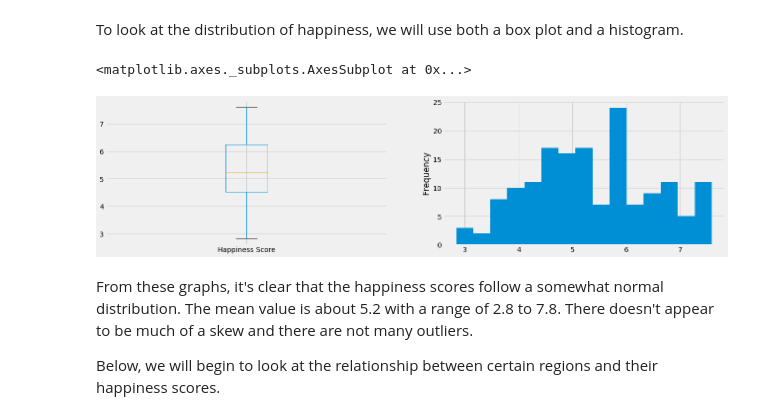
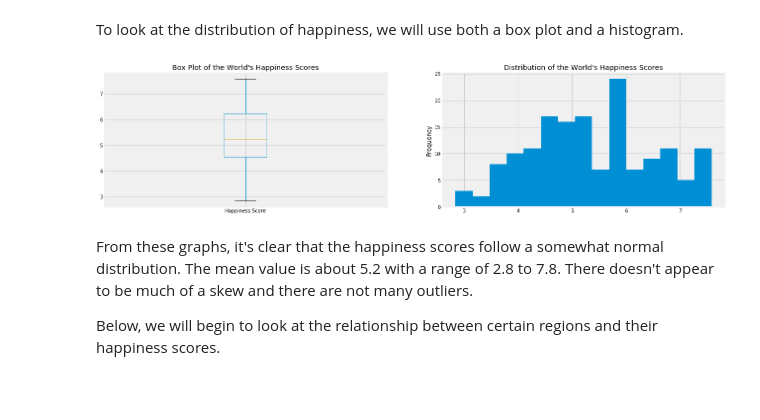
Before and after one commit to mcatalano26/Data-Science-Final-Project, a Jupyter notebook: Data Wrangling.ipynb, the cells around one changed output. Cells and saved outputs as stored; diff of their text form; code cells hidden in the pictures; blank space fills up the shorter version.

```diff
--- a/Data Wrangling.ipynb
+++ b/Data Wrangling.ipynb
@@ -264,11 +276,10 @@ With the cleaned and organized data we can finally start to look at what it says
 To look at the distribution of happiness, we will use both a box plot and a histogram.
 # %%
 fig, ax = plt.subplots(1, 2, figsize=(20,5))
-countries_df['Happiness Score'].plot.box(ax = ax[0])
-countries_df['Happiness Score'].plot.hist(bins = 15, ax = ax[1])
+fig1 = countries_df['Happiness Score'].plot.box(ax = ax[0], title="Box Plot of the World's Happiness Scores")
+fig2 = countries_df['Happiness Score'].plot.hist(bins = 15, ax = ax[1], title="Distribution of the World's Happiness Scores")
 # %% [output]
-<matplotlib.axes._subplots.AxesSubplot at 0x...>
-[figure, old version]
+[figure, new version]
 # %% [markdown]
 From these graphs, it's clear that the happiness scores follow a somewhat normal distribution. The mean value is about 5.2 with a range of 2.8 to 7.8. There doesn't appear to be much of a skew and there are not many outliers.
 
```
Also changed, not shown: parts of 52 cells of this notebook, 2 other files.
